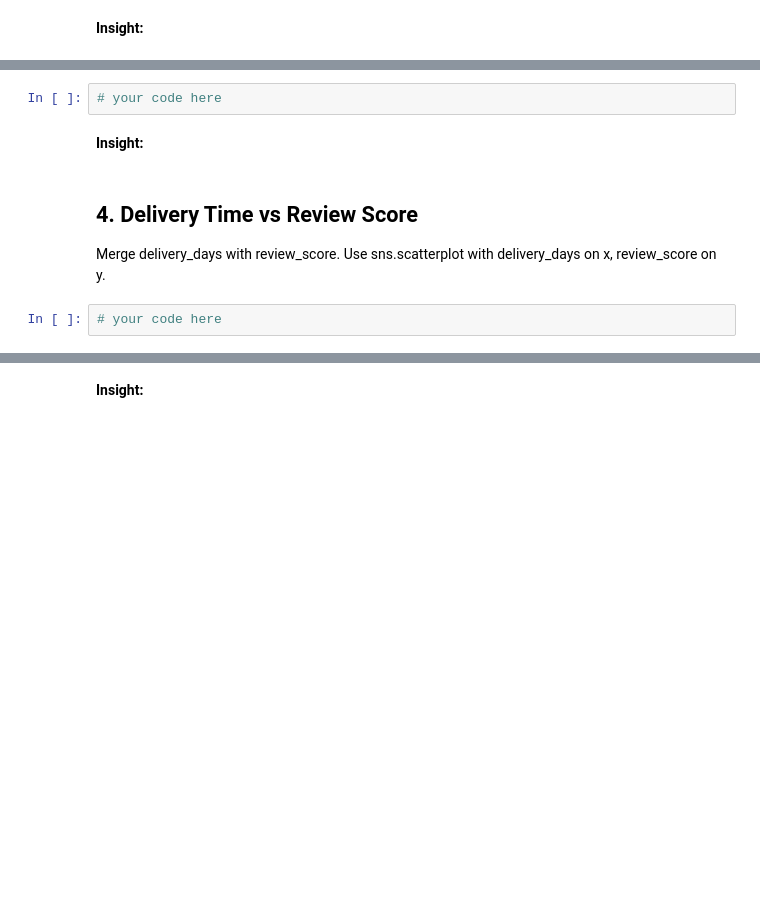
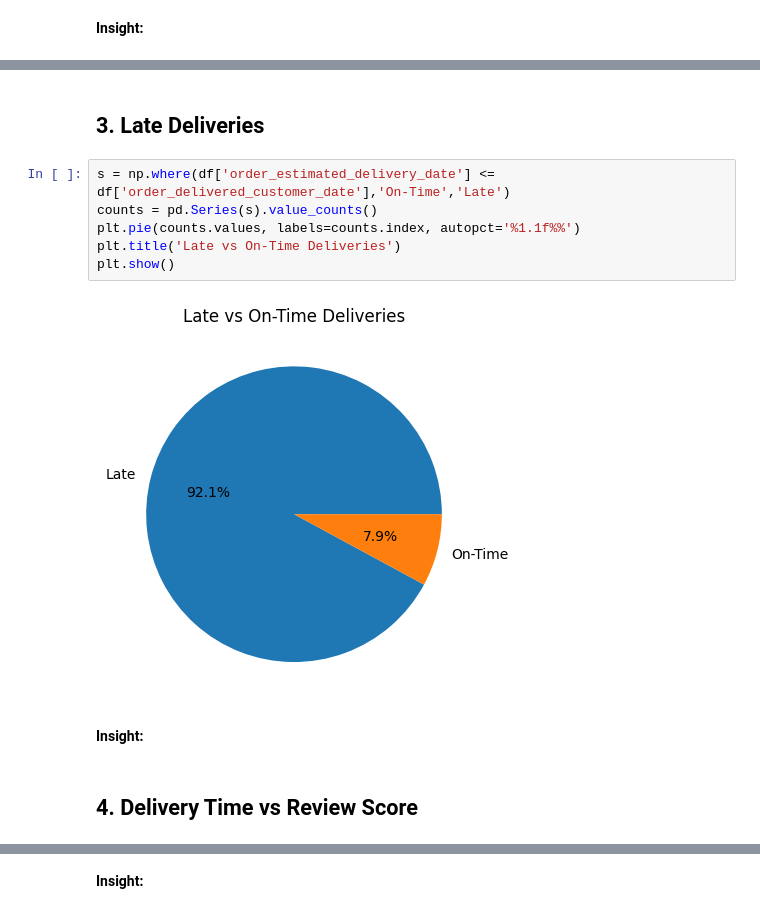
Before and after one commit to Loayib/olist-analysis, a Jupyter notebook: notebooks/05_delivery_analysis.ipynb, the cells around one changed output, grey strips where cells are left out. Cells and saved outputs as stored; diff of their text form; blank space fills up the shorter version.

```diff
--- a/notebooks/05_delivery_analysis.ipynb
+++ b/notebooks/05_delivery_analysis.ipynb
@@ -51,9 +54,14 @@ Then count and plot as pie chart.
-# %%
-# your code here
+# %% [markdown]
+## 3. Late Deliveries
+# %%
+s = np.where(df['order_estimated_delivery_date'] <= df['order_delivered_customer_date'],'On-Time','Late')
+counts = pd.Series(s).value_counts()
+plt.pie(counts.values, labels=counts.index, autopct='%1.1f%%')
+plt.title('Late vs On-Time Deliveries')
+plt.show()
+# %% [output]
+[figure, added]
 # %% [markdown]
 **Insight:**
 # %% [markdown]
 ## 4. Delivery Time vs Review Score
-Merge delivery_days with review_score. Use sns.scatterplot with delivery_days on x, review_score on y.
-# %%
-# your code here
```
Also changed, not shown: parts of 12 cells of this notebook.
